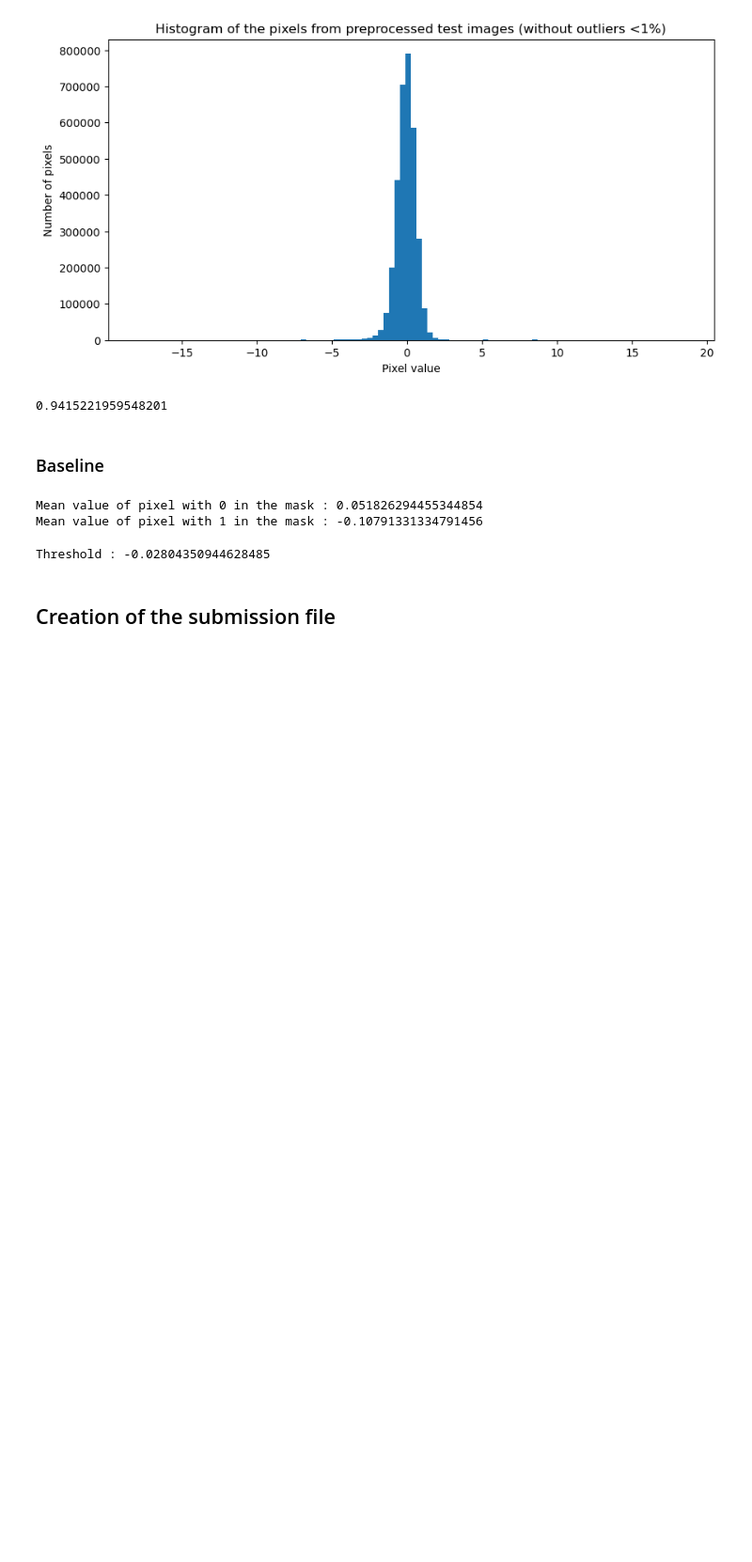
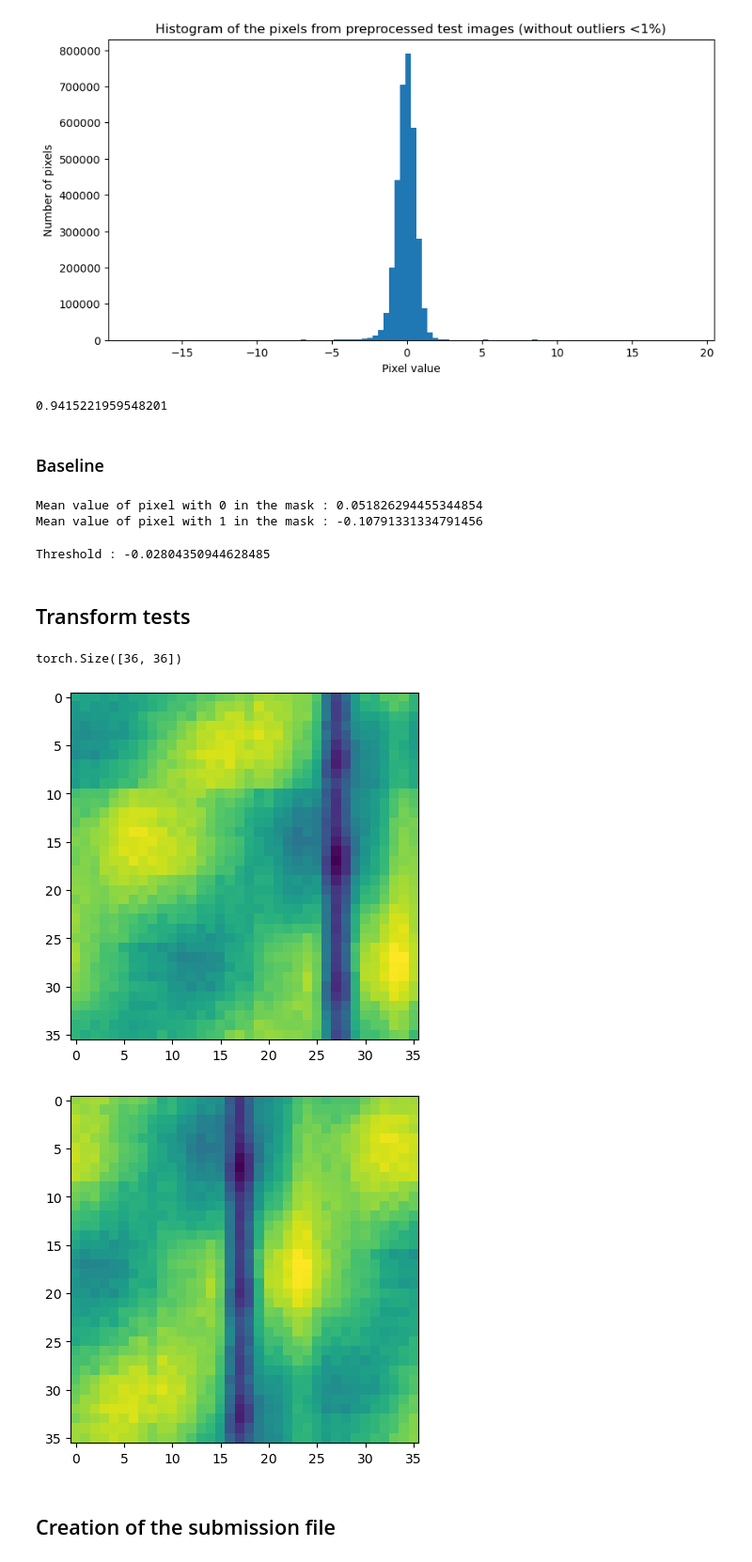
Before and after one commit to HipPilchen/ENS-data-challenge-CorroSeg, a Jupyter notebook: data_analysis.ipynb, the cells around one changed output. Shown at 94% size. Saved outputs shown, nothing was run; the diff lists cells and outputs as text; code cells hidden in the pictures; blank space fills up the shorter version.

Commit message:
Fix transforms

```diff
--- a/data_analysis.ipynb
+++ b/data_analysis.ipynb
@@ -495,6 +495,28 @@ for img_name in tqdm(file_names):
 pd.DataFrame.from_dict(predictions, orient='index', dtype='int').to_csv('/Users/Hippolyte/Desktop/MVA/Mallat/ENS-data-challenge-CorroSeg/data/baseline_trs_pred.csv')
 # %% [output]
 Threshold : -0.02804350944628485
+# %% [markdown]
+## Transform tests
+# %%
+def RollTransform(image, shift):
+        return torch.roll(image, shift, dims = (0,1))
+# %%
+
+img = torch.load('data/processed/images_train/well_14_patch_178.npy')
+print(img.shape)
+result = RollTransform(img, (10, 10)).numpy()
+plt.figure()
+plt.imshow(result)
+plt.show()
+
+img = img.numpy()
+plt.figure()
+plt.imshow(img)
+plt.show()
+# %% [output]
+torch.Size([36, 36])
+[figure, added]
+[figure, added]
 # %% [markdown]
 ## Creation of the submission file
 # %%
```
Also changed, not shown: 4 other files.
